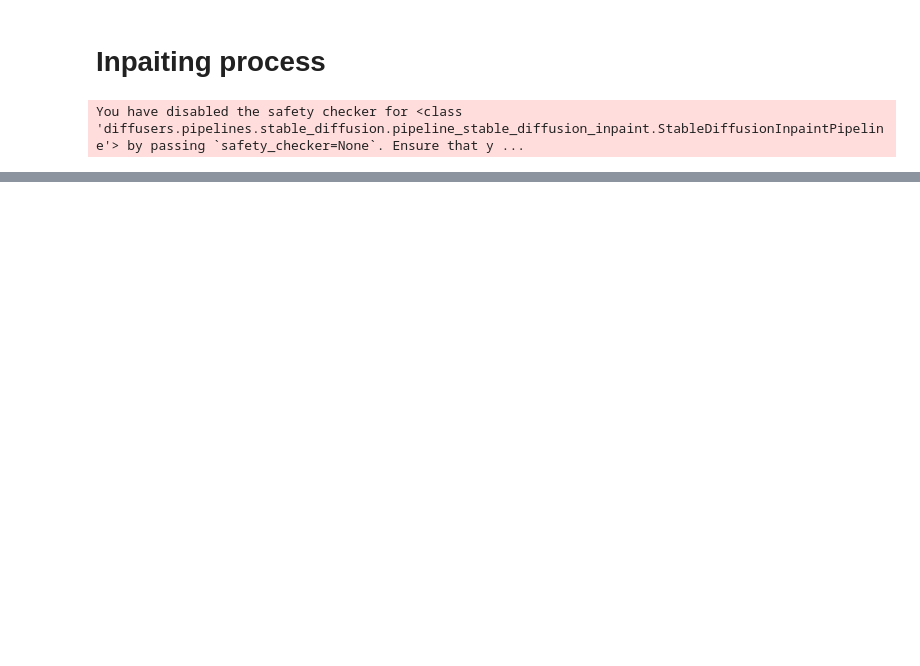
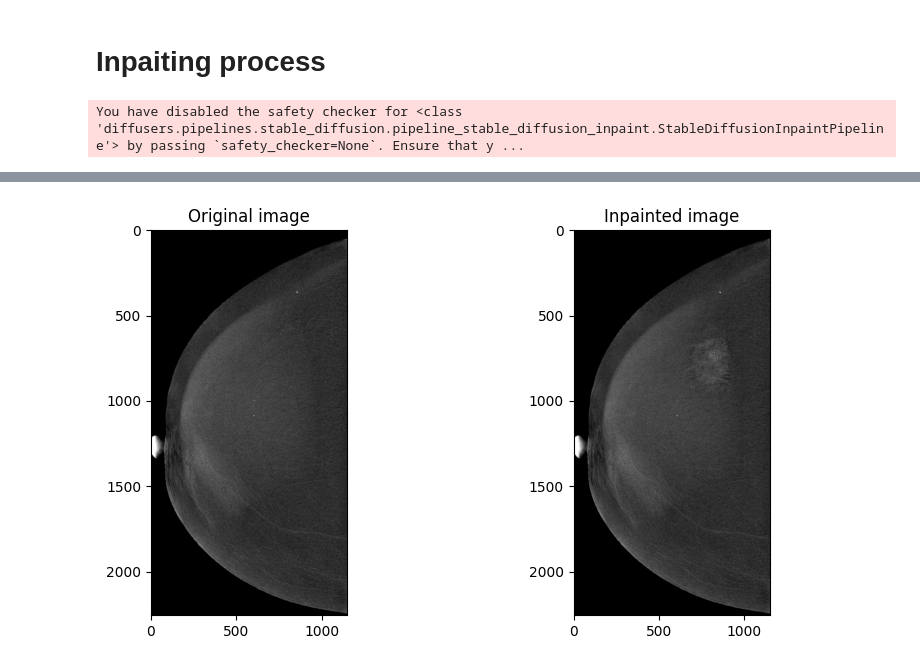
Before and after one commit to Likalto4/CEM-Detect, a Jupyter notebook: generation/inpainting/inference/inpainting_high_quality.ipynb, the cells around one changed output, grey strips where cells are left out. Drawn from its saved outputs; the diff is of its cells as text; code cells hidden in the pictures; blank space fills up the shorter version.

```diff
--- a/generation/inpainting/inference/inpainting_high_quality.ipynb
+++ b/generation/inpainting/inference/inpainting_high_quality.ipynb
@@ -192,0 +216,13 @@ RuntimeError: CUDA error: CUBLAS_STATUS_NOT_INITIALIZED when calling `cublasCrea
+# %%
+# reinstert in the orignal image
+inpainted_im = im.copy()
+inpainted_im[y1:y2, x1:x2] = synth_array[:,:,0]
+# show orignal and inpainted image
+fig, axs = plt.subplots(1, 2, figsize=(10, 5))
+axs[0].imshow(im, cmap='gray')
+axs[0].set_title('Original image')
+axs[1].imshow(inpainted_im, cmap='gray')
+axs[1].set_title('Inpainted image')
+plt.show()
+# %% [output]
+[figure, added]
```
Also changed, not shown: parts of 5 cells of this notebook, 1 other file.
